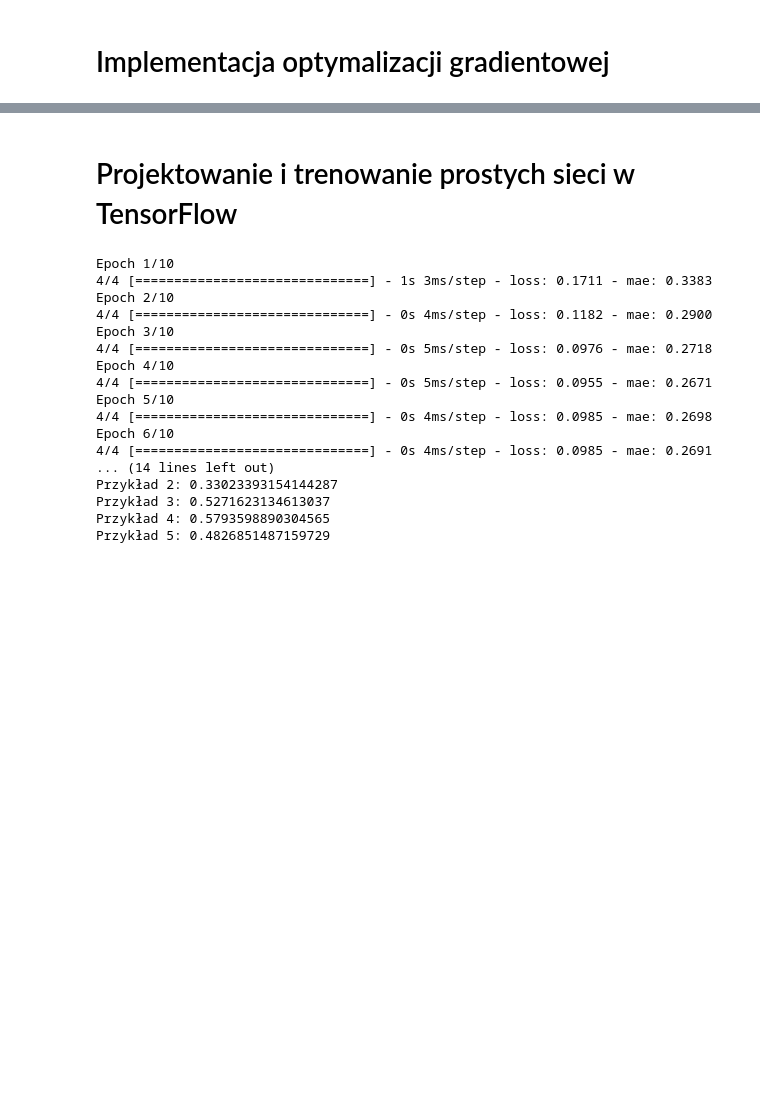
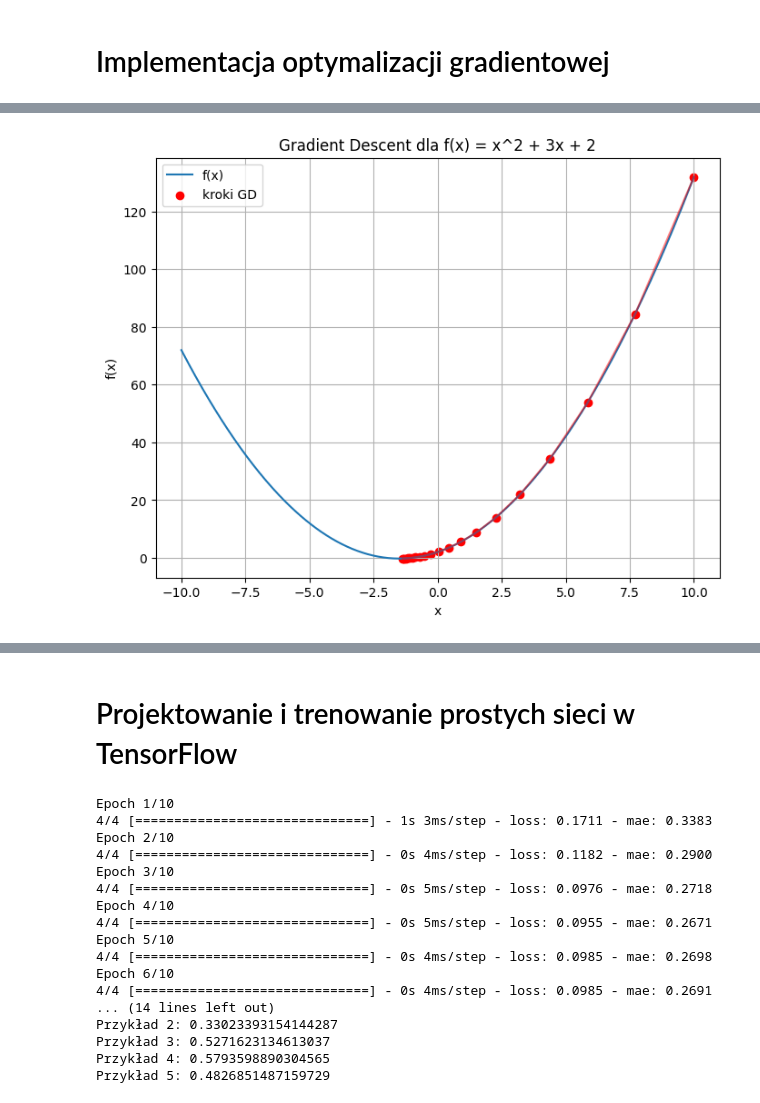
Before and after one commit to hgf700/Artifical_Inteligence_lesson, a Jupyter notebook: L4/Zajecie4_2024_UM.ipynb, the cells around one changed output, grey strips where cells are left out. Cells and saved outputs as stored; diff of their text form; code cells hidden in the pictures; blank space fills up the shorter version.

```diff
--- a/L4/Zajecie4_2024_UM.ipynb
+++ b/L4/Zajecie4_2024_UM.ipynb
@@ -64,3 +65,26 @@ plt.show()
+# %%
+# Wykres 2D (to jest to, czego chcą)
+plt.figure(figsize=(8,6))
+
+# wykres funkcji
+x_vals = np.linspace(-10, 10, 400)
+plt.plot(x_vals, f(x_vals), label="f(x)")
+
+# punkty gradient descent
+plt.scatter(trajectory, [f(t) for t in trajectory], color='red', label='kroki GD')
+
+# opcjonalnie linie między punktami
+plt.plot(trajectory, [f(t) for t in trajectory], color='red', alpha=0.5)
+
+plt.xlabel("x")
+plt.ylabel("f(x)")
+plt.title("Gradient Descent dla f(x) = x^2 + 3x + 2")
+plt.legend()
+plt.grid()
+
+plt.show()
+# %% [output]
+[figure, added]
 # %%
 # Create 3D interactive plot
 fig = go.Figure()
```
Also changed, not shown: parts of 5 cells of this notebook, 2 other files.
